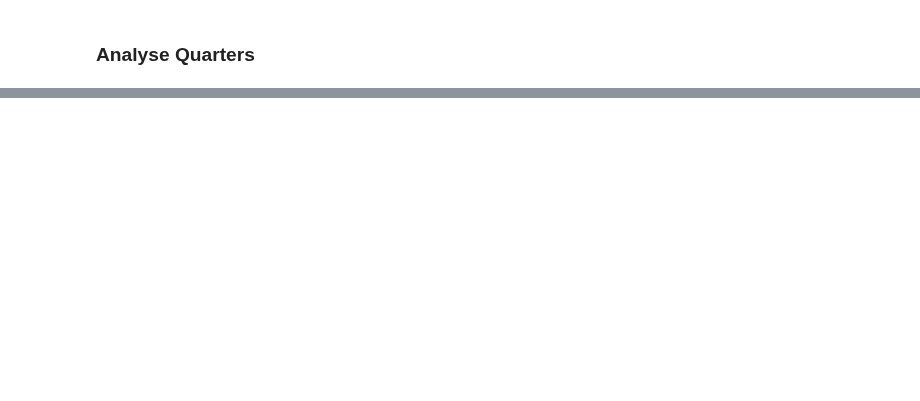
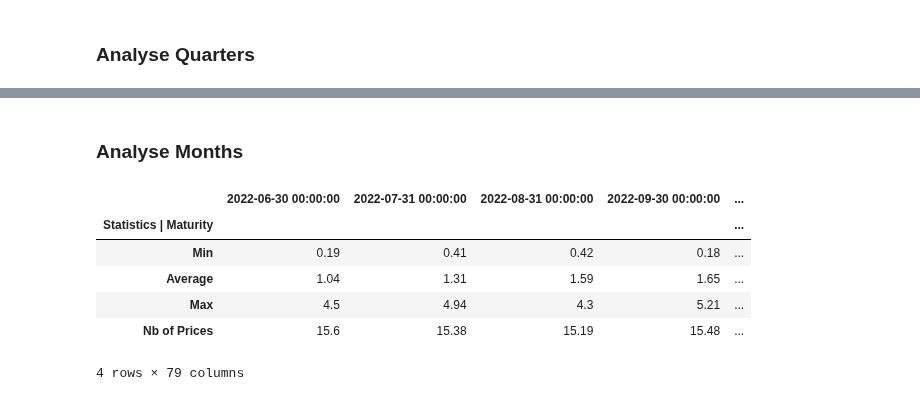
Before and after one commit to romain109/Power-Europe, a Jupyter notebook: Notebooks/Analyse std.ipynb, the cells around one changed output, grey strips where cells are left out. Cells and saved outputs as stored; diff of their text form; code cells hidden in the pictures; blank space fills up the shorter version.

```diff
--- a/Notebooks/Analyse std.ipynb
+++ b/Notebooks/Analyse std.ipynb
@@ -135,0 +132,26 @@ ax2.set_ylabel("Nb of prices");
+# %% [markdown]
+### Analyse Months
+# %%
+months = data.loc[(data['ns1:Underlying'] == 'GERMAN POWER - BASELOAD') & (data['ns1:Period'] == 'Month' ) ,["ns1:EndDate"]]["ns1:EndDate"].unique()
+recap_Ger_months = pd.DataFrame(columns = months, index = ['Min', 'Average', 'Max', 'Nb of Prices' ] )
+recap_Ger_months.index.name = 'Statistics | Maturity'
+
+for j in np.arange(0,recap_Ger_months.shape[1]):
+        recap_Ger_months.iloc[0,j] = round(data.loc[(data['ns1:Underlying'] == 'GERMAN POWER - BASELOAD') & (data['ns1:EndDate']== recap_Ger_months.columns[j]) ,:]["ns1:StandardDeviationPrice"].min(),2)
+for j in np.arange(0,recap_Ger_months.shape[1]):
+        recap_Ger_months.iloc[1,j] = round(data.loc[(data['ns1:Underlying'] == 'GERMAN POWER - BASELOAD') & (data['ns1:EndDate']== recap_Ger_months.columns[j]) ,:]["ns1:StandardDeviationPrice"].mean(),2)
+for j in np.arange(0,recap_Ger_months.shape[1]):
+        recap_Ger_months.iloc[2,j] = round(data.loc[(data['ns1:Underlying'] == 'GERMAN POWER - BASELOAD') & (data['ns1:EndDate']== recap_Ger_months.columns[j]) ,:]["ns1:StandardDeviationPrice"].max(),2)
+for j in np.arange(0,recap_Ger_months.shape[1]):
+        recap_Ger_months.iloc[3,j] =  round(data.loc[(data['ns1:Underlying'] == 'GERMAN POWER - BASELOAD') & (data['ns1:EndDate']== recap_Ger_months.columns[j]) ,:]["ns1:NumberAcceptedPrice"].mean(),2)
+
+recap_Ger_months.dropna(inplace = True, axis='columns' )
+recap_Ger_months
+# %% [output]
+|  | 2022-06-30 00:00:00 | 2022-07-31 00:00:00 | 2022-08-31 00:00:00 | 2022-09-30 00:00:00 | ... |
+| Statistics | Maturity |  |  |  |  | ... |
+| Min | 0.19 | 0.41 | 0.42 | 0.18 | ... |
+| Average | 1.04 | 1.31 | 1.59 | 1.65 | ... |
+| Max | 4.5 | 4.94 | 4.3 | 5.21 | ... |
+| Nb of Prices | 15.6 | 15.38 | 15.19 | 15.48 | ... |
+4 rows × 79 columns
```
Also changed, not shown: parts of 15 cells of this notebook, 1 other file.
